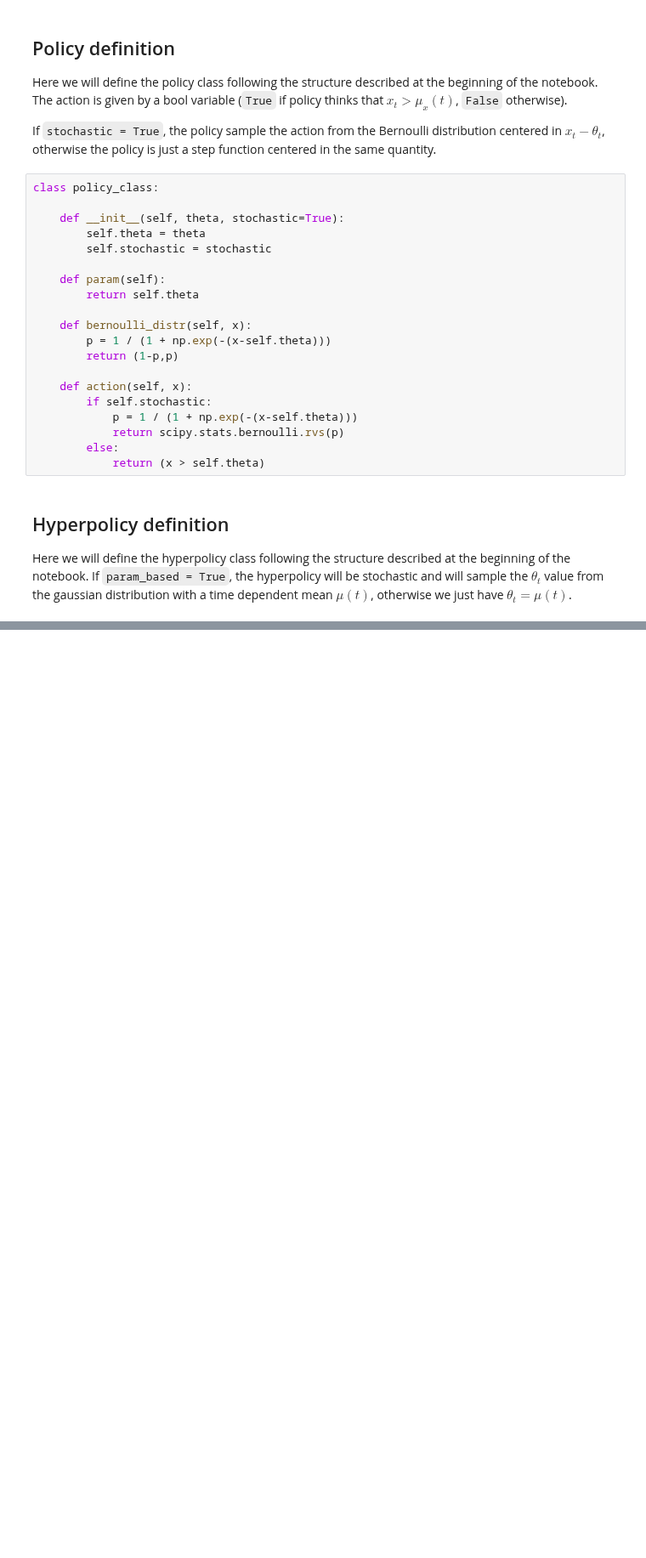
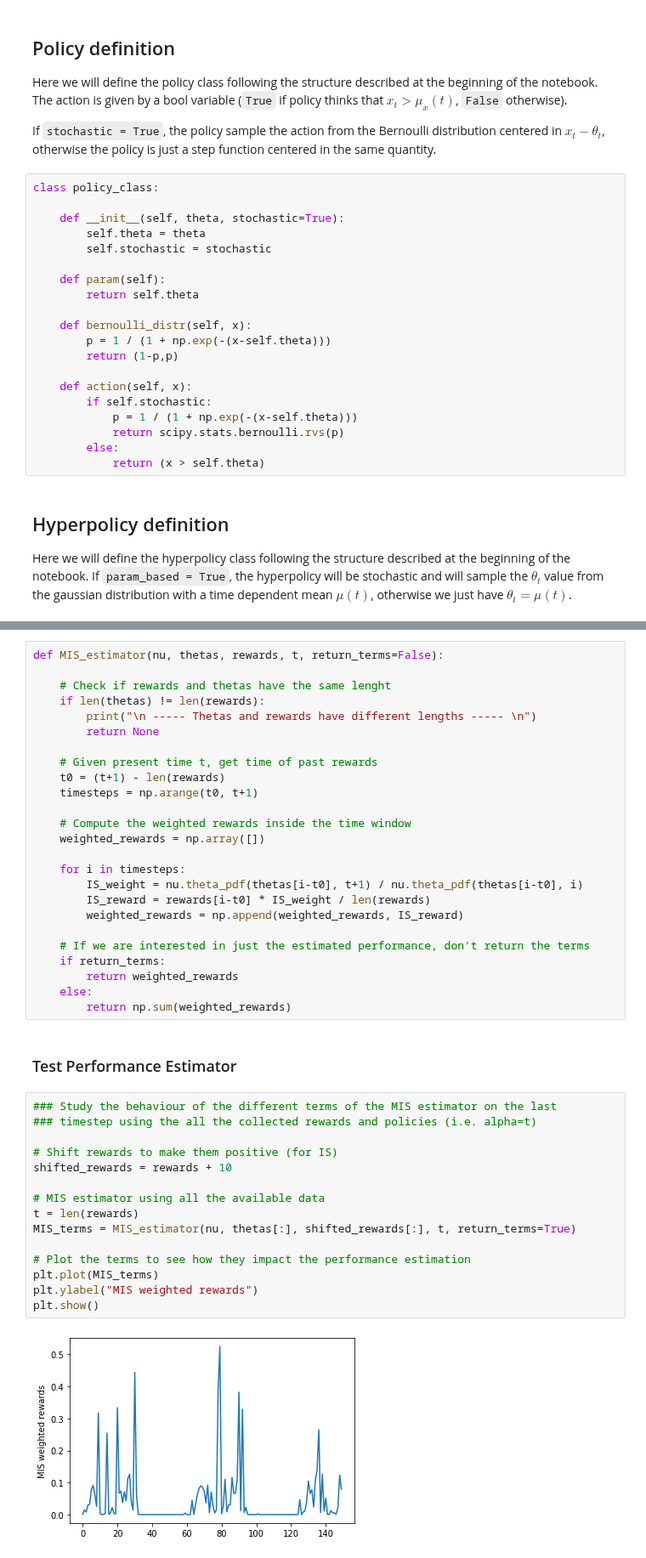
Before and after one commit to francescovidaich964/Como_lake, a Jupyter notebook: bandit_tests/non-stat_contextual_bandits.ipynb, the cells around one changed output, grey strips where cells are left out. Shown at 85% size. Cells and saved outputs as stored; diff of their text form; blank space fills up the shorter version.

Commit message:
Implemented and tested MIS performance estimator

```diff
--- a/bandit_tests/non-stat_contextual_bandits.ipynb
+++ b/bandit_tests/non-stat_contextual_bandits.ipynb
@@ -223,0 +229,44 @@ False
+# %%
+def MIS_estimator(nu, thetas, rewards, t, return_terms=False):
+
+    # Check if rewards and thetas have the same lenght
+    if len(thetas) != len(rewards):
+        print("\n ----- Thetas and rewards have different lengths ----- \n")
+        return None
+
+    # Given present time t, get time of past rewards
+    t0 = (t+1) - len(rewards)
+    timesteps = np.arange(t0, t+1)
+
+    # Compute the weighted rewards inside the time window
+    weighted_rewards = np.array([])
+
+    for i in timesteps:
+        IS_weight = nu.theta_pdf(thetas[i-t0], t+1) / nu.theta_pdf(thetas[i-t0], i)
+        IS_reward = rewards[i-t0] * IS_weight / len(rewards)
+        weighted_rewards = np.append(weighted_rewards, IS_reward)
+
+    # If we are interested in just the estimated performance, don't return the terms
+    if return_terms:
+        return weighted_rewards
+    else:
+        return np.sum(weighted_rewards)
+# %% [markdown]
+### Test Performance Estimator
+# %%
+### Study the behaviour of the different terms of the MIS estimator on the last
+### timestep using the all the collected rewards and policies (i.e. alpha=t)
+
+# Shift rewards to make them positive (for IS)
+shifted_rewards = rewards + 10
+
+# MIS estimator using all the available data
+t = len(rewards)
+MIS_terms = MIS_estimator(nu, thetas[:], shifted_rewards[:], t, return_terms=True)
+
+# Plot the terms to see how they impact the performance estimation
+plt.plot(MIS_terms)
+plt.ylabel("MIS weighted rewards")
+plt.show()
+# %% [output]
+[figure, added]
```
Also changed, not shown: parts of 8 cells of this notebook.
